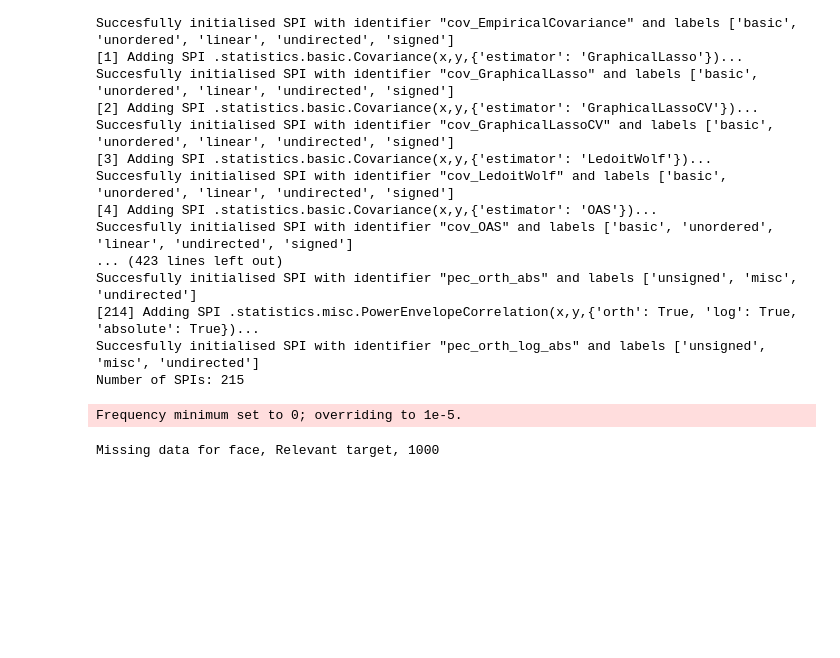
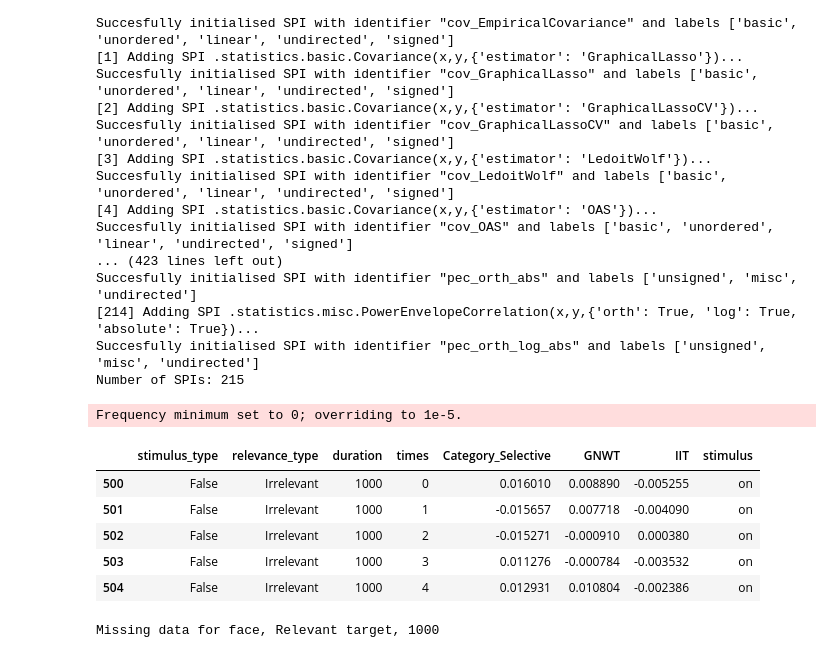
Before and after one commit to anniegbryant/Cogitate_Connectivity_2024, a Jupyter notebook: feature_extraction/pyspi_test.ipynb, the cells around one changed output. Drawn from its saved outputs; the diff is of its cells as text; code cells hidden in the pictures; blank space fills up the shorter version.

```diff
--- a/feature_extraction/pyspi_test.ipynb
+++ b/feature_extraction/pyspi_test.ipynb
@@ -34,14 +34,32 @@ Frequency minimum set to 0; overriding to 1e-5.
 data_path="/headnode1/abry4213/data/Cogitate_MEG_challenge/derivatives/MEG_time_series/"
 
 subject_id = "sub-CB042"
-sub_CA103_test_data=pd.read_csv(f"{data_path}/{subject_id}_ses-1_meg_1000ms_all_time_series.csv")
-sub_CA103_test_data['duration'] = sub_CA103_test_data['duration'].str.replace('ms', '').astype(int)
-sub_CA103_test_data['times'] = np.round(sub_CA103_test_data['times']*1000)
-sub_CA103_test_data['times'] = sub_CA103_test_data['times'].astype(int)
+sample_TS_data=pd.read_csv(f"{data_path}/{subject_id}_ses-1_meg_1000ms_all_time_series.csv")
+sample_TS_data['duration'] = sample_TS_data['duration'].str.replace('ms', '').astype(int)
+sample_TS_data['times'] = np.round(sample_TS_data['times']*1000)
+sample_TS_data['times'] = sample_TS_data['times'].astype(int)
 # %%
 ROI_lookup = {"proc-0": "Category_Selective",
               "proc-1": "GNWT",
               "proc-2": "IIT"}
+# %%
+# Iterate over all the time-series files for this subject
+sample_TS_data_list = []
+
+# Filter times >= 0
+sample_TS_data = sample_TS_data.query('times >= 0')
+
+# Assign stimulus as on if times < duration and off if times >= duration
+sample_TS_data['stimulus'] = np.where(sample_TS_data['times'] < sample_TS_data['duration'], 'on', 'off')
+# %%
+sample_TS_data.head()
+# %% [output]
+|  | stimulus_type | relevance_type | duration | times | Category_Selective | GNWT | IIT | stimulus |
+| 500 | False | Irrelevant | 1000 | 0 | 0.016010 | 0.008890 | -0.005255 | on |
+| 501 | False | Irrelevant | 1000 | 1 | -0.015657 | 0.007718 | -0.004090 | on |
+| 502 | False | Irrelevant | 1000 | 2 | -0.015271 | -0.000910 | 0.000380 | on |
+| 503 | False | Irrelevant | 1000 | 3 | 0.011276 | -0.000784 | -0.003532 | on |
+| 504 | False | Irrelevant | 1000 | 4 | 0.012931 | 0.010804 | -0.002386 | on |
 # %%
 # Filter times to the duration range
 sample_TS_data_onset = sub_CA103_test_data.query('times >= 0 and times < @sub_CA103_test_data.duration')
```
Also changed, not shown: 4 other files.
